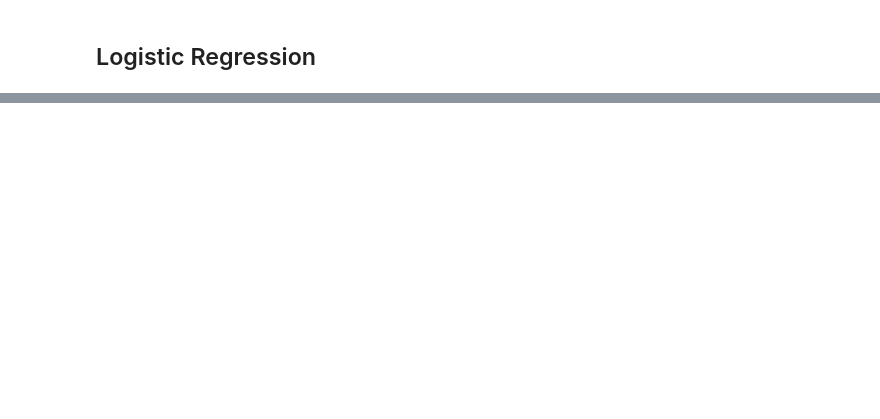
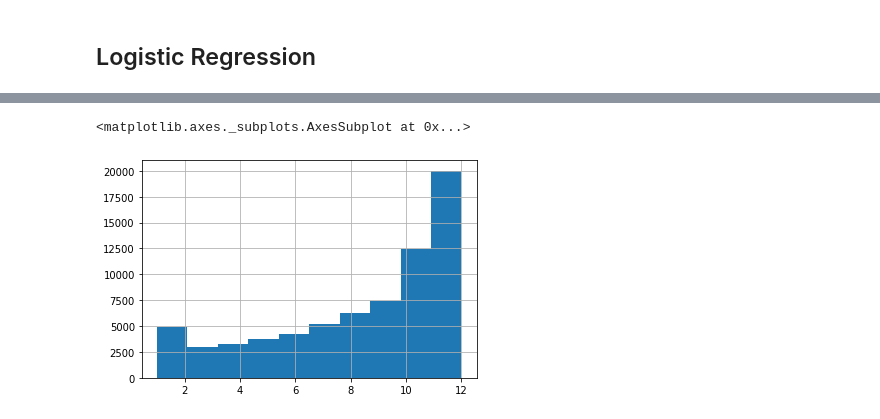
Before and after one commit to geraldgong/Yelp_challenge, a Jupyter notebook: models.ipynb, the cells around one changed output, grey strips where cells are left out. Drawn from its saved outputs; the diff is of its cells as text; code cells hidden in the pictures; blank space fills up the shorter version.

```diff
--- a/models.ipynb
+++ b/models.ipynb
@@ -129,0 +295,5 @@ weighted avg       0.58      0.58      0.56     21711
+# %%
+data_open['checkin_latest_month'].hist()
+# %% [output]
+<matplotlib.axes._subplots.AxesSubplot at 0x...>
+[figure, added]
```
Also changed, not shown: parts of 23 cells of this notebook, 11 other files.
